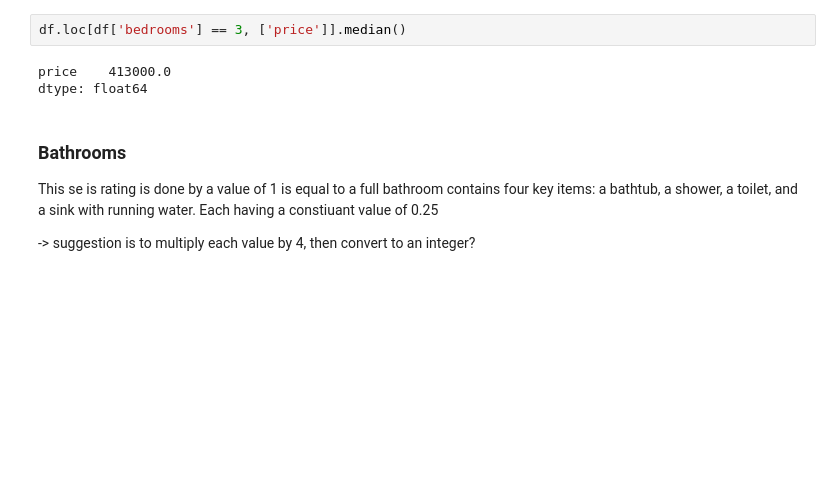
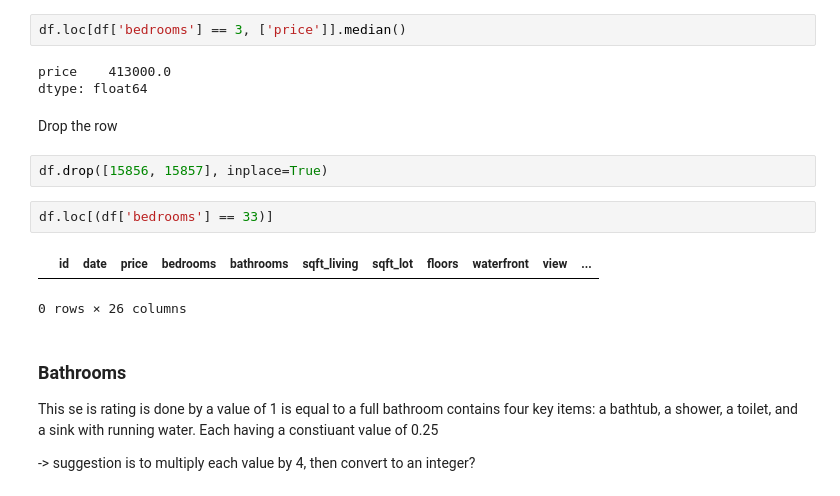
Before and after one commit to BanjiAjayi/Project1, a Jupyter notebook: Matt/ZZ_Matt_Project_Cleaning.ipynb, the cells around one changed output. Cells and saved outputs as stored; diff of their text form; blank space fills up the shorter version.

```diff
--- a/Matt/Matt_Project_Cleaning.ipynb
+++ b/Matt/ZZ_Matt_Project_Cleaning.ipynb
@@ -386,6 +434,15 @@ df.loc[df['bedrooms'] == 3, ['price']].median()
 # %% [output]
 price    413000.0
 dtype: float64
+# %% [markdown]
+Drop the row
+# %%
+df.drop([15856, 15857], inplace=True)
+# %%
+df.loc[(df['bedrooms'] == 33)]
+# %% [output]
+|  | id | date | price | bedrooms | bathrooms | sqft_living | sqft_lot | floors | waterfront | view | ... |
+0 rows × 26 columns
 # %% [markdown]
 ### Bathrooms
 
```
Also changed, not shown: parts of 17 cells of this notebook, 3 other files.
